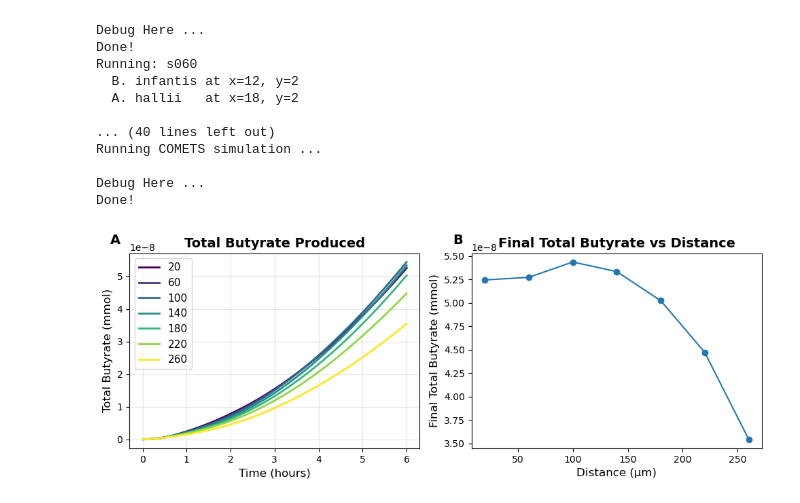
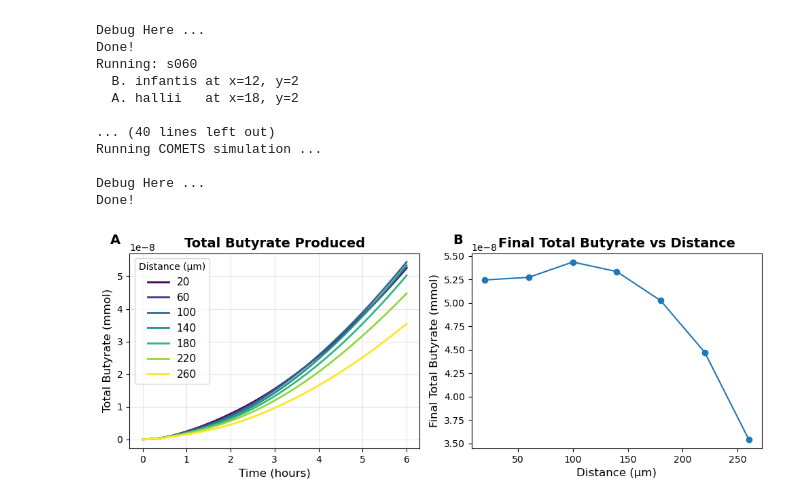
Before and after one commit to m-3-lab/SpatialFBAExample, a Jupyter notebook: Paper Code/3_3_2_Spatial.ipynb, the cells around one changed output. Saved outputs shown, nothing was run; the diff lists cells and outputs as text; code cells hidden in the pictures.

```diff
--- a/Paper Code/3_3_2_Spatial.ipynb
+++ b/Paper Code/3_3_2_Spatial.ipynb
@@ -350,32 +350,32 @@ for i, (name, sim) in enumerate(results.items()):
     time_h = logged_cycles * TIME_STEP
     # extract sum of met conc across grid per cycle
     total_butyrate = sim.get_metabolite_time_series(upper_threshold=1e12)['but[e]'].values
     ax[0].plot(time_h, total_butyrate,color=colors[i], lw=2, label=distances[i])
 ax[0].set_xlabel('Time (hours)', fontsize=12)
 ax[0].set_ylabel('Total Butyrate (mmol)', fontsize=12)
 ax[0].set_title('Total Butyrate Produced', fontsize=14, fontweight='bold')
-ax[0].legend(fontsize=11)
+ax[0].legend(title='Distance (µm)',fontsize=11)
 ax[0].grid(True, alpha=0.3)
 
 final_butyrate = [sim.get_metabolite_time_series(upper_threshold=1e12)['but[e]'].values[-1] for sim in results.values()]
 ax[1].plot(distances, final_butyrate, marker='o')
 ax[1].set_xlabel('Distance (µm)', fontsize=12)
 ax[1].set_ylabel('Final Total Butyrate (mmol)', fontsize=12)
 ax[1].set_title('Final Total Butyrate vs Distance', fontsize=14, fontweight='bold')
 
 labels = ['A', 'B']
 for a, label in zip(ax.flat, labels):
     # label in top-left, outside plot
     a.text(
         -0.03, 1.10, label,
         transform=a.transAxes,
         fontsize=14,
         fontweight='bold',
         va='top',
         ha='right')
 
 plt.tight_layout()
 plt.savefig('spatial_distance.png', dpi=300, bbox_inches='tight')
 plt.show()
 # %% [output]
-[figure, old version]
+[figure, new version]
```
